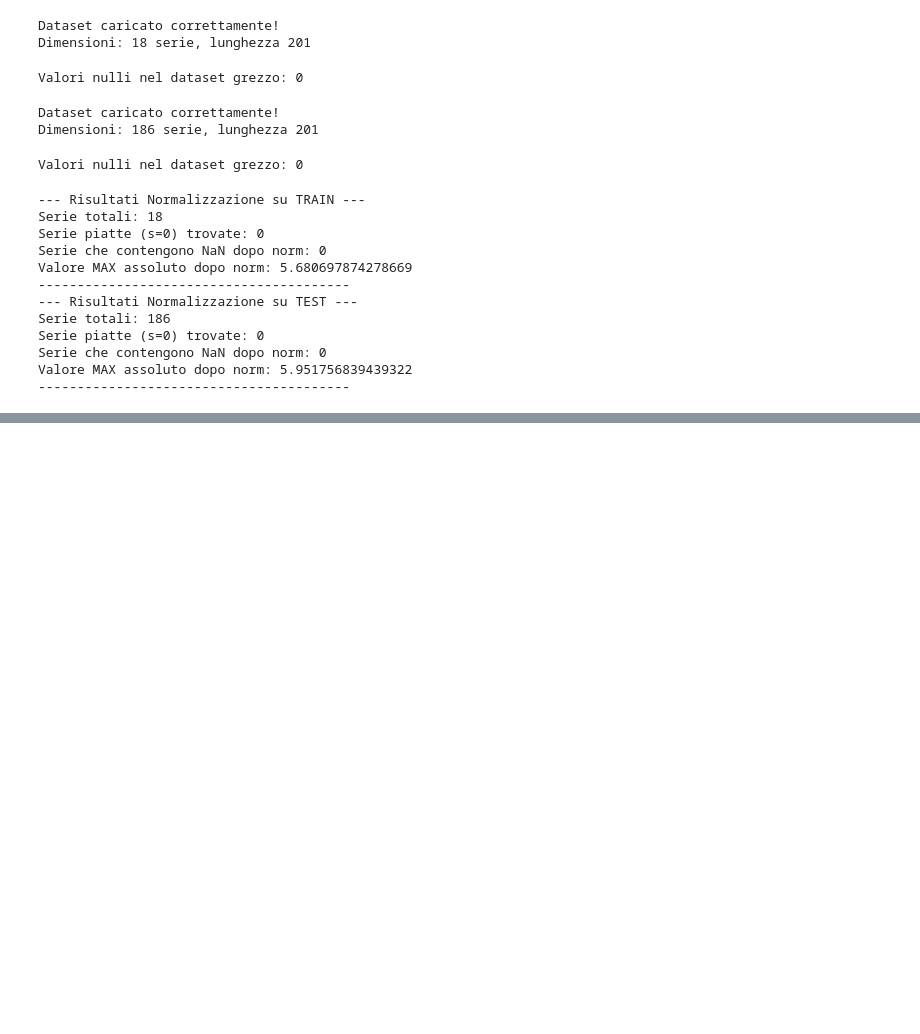
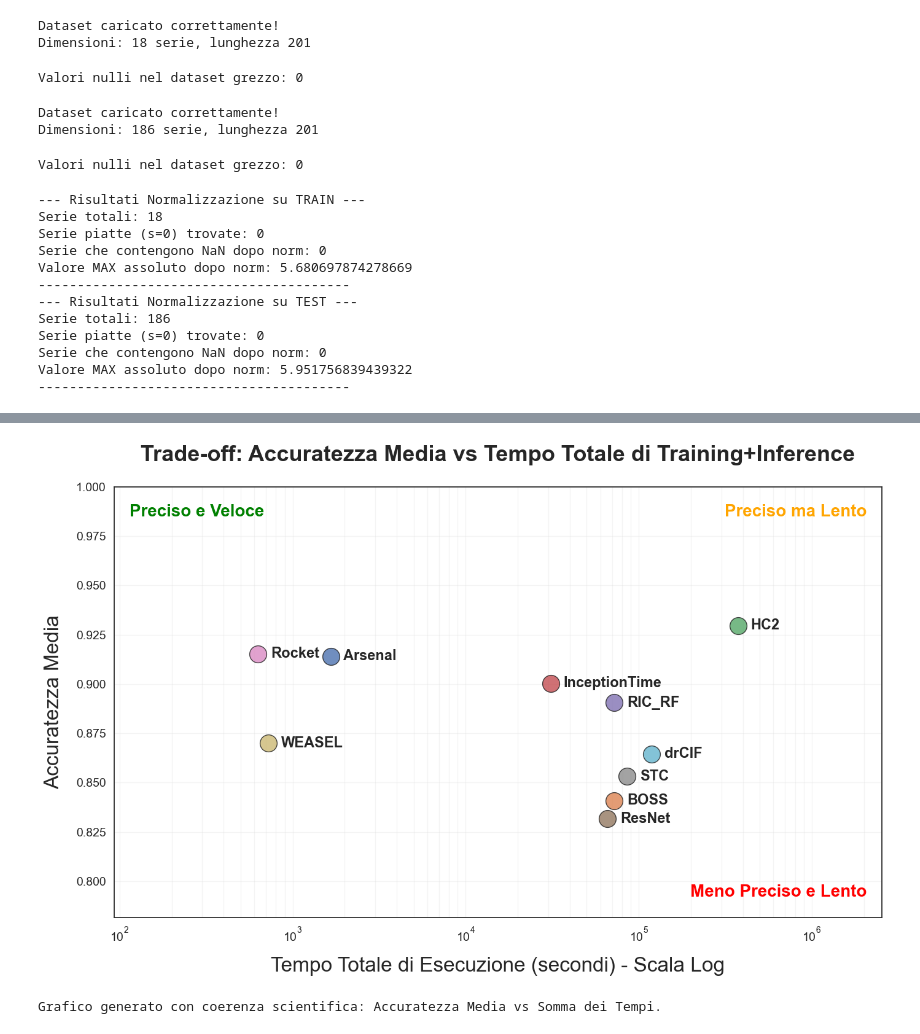
Before and after one commit to Matt1aLibera/TESI_Benchmark_Time_Series_Classification_Methods, a Jupyter notebook: skTimeTest/AnalisiDati/analisiRisultatiBenchmark.ipynb, the cells around one changed output, grey strips where cells are left out. Saved outputs shown, nothing was run; the diff lists cells and outputs as text; code cells hidden in the pictures; blank space fills up the shorter version.

```diff
--- a/skTimeTest/AnalisiDati/analisiRisultatiBenchmark.ipynb
+++ b/skTimeTest/AnalisiDati/analisiRisultatiBenchmark.ipynb
@@ -283,3 +453,80 @@ plt.show()
+# %%
+# 1. PREPARAZIONE DATI (Aggregazione Ibrida)
+# Passaggio A: Media sui seed per ogni dataset (pulisce i dati ma mantiene il tempo singolo)
+df_by_dataset = df_perf.groupby(['dataset_name', 'classifier_name']).agg({
+    'accuracy': 'mean',
+    'total_time_seconds': 'mean'
+}).reset_index()
+
+# Passaggio B: Accuratezza MEDIA globale vs Tempo TOTALE (Somma di tutti i dataset)
+df_final_avg = df_by_dataset.groupby('classifier_name').agg({
+    'accuracy': 'mean',
+    'total_time_seconds': 'sum'
+}).reset_index()
+
+# Ridenominazione per il grafico
+name_mapping = {
+    'HIVECOTEV2': 'HC2',
+    'InceptionTime': 'InceptionTime',
+    'Rocket': 'Rocket',
+    'ARSENAL': 'Arsenal',
+    'STC': 'STC',
+    'DrCIF': 'DrCIF'
+}
+df_final_avg['classifier_name'] = df_final_avg['classifier_name'].replace(name_mapping)
+
+# 2. CREAZIONE FIGURA
+plt.figure(figsize=(14, 9))
+
+for i, row in df_final_avg.iterrows():
+    # Disegno del punto
+    plt.scatter(row['total_time_seconds'], row['accuracy'], s=400, alpha=0.8, edgecolors='k', zorder=3)
+
+    # Nomi algoritmi accanto ai punti
+    plt.annotate(row['classifier_name'],
+                 xy=(row['total_time_seconds'], row['accuracy']),
+                 xytext=(15, 0),
+                 textcoords="offset points",
+                 fontsize=17,
+                 fontweight='bold',
+                 va='center')
+
+# 3. SCALA LOGARITMICA (Cruciale per i tempi TSC)
+plt.xscale('log')
+
+# 4. LIMITE ASSE Y (Per non tagliare il top della classifica)
+plt.ylim(df_final_avg['accuracy'].min() - 0.05, 1.0)
+
+# 5. ANNOTAZIONI STRATEGICHE (Trade-off)
+ax = plt.gca()
+ax.text(0.02, 0.96, 'Preciso e Veloce', transform=ax.transAxes, fontsize=20, color='green', fontweight='bold', va='top')
+ax.text(0.98, 0.96, 'Preciso ma Lento', transform=ax.transAxes, fontsize=20, color='orange', fontweight='bold', va='top', ha='right')
+ax.text(0.98, 0.04, 'Meno Preciso e Lento', transform=ax.transAxes, fontsize=20, color='red', fontweight='bold', va='bottom', ha='right')
+
+# 6. ABBELLIMENTI E ETICHETTE
+# Aggiornato il titolo e la X per specificare che è il Tempo Totale (Somma)
+plt.xlabel('Tempo Totale di Esecuzione (secondi) - Scala Log', fontsize=24, labelpad=15)
+plt.ylabel('Accuratezza Media', fontsize=24, labelpad=15)
+plt.title('Trade-off: Accuratezza Media vs Tempo Totale di Training+Inference', fontsize=26, pad=30, fontweight='bold')
+
+# Tick degli assi
+plt.xticks(fontsize=14)
+plt.yticks(fontsize=14)
+
+# Margini per l'asse X (tempo) per non far finire le scritte fuori dal bordo
+plt.margins(x=0.3)
+
+plt.grid(True, which="both", ls="-", alpha=0.2, zorder=0)
+
+# 7. SALVATAGGIO
+plt.tight_layout()
+plt.savefig('scatter_accuracy_vs_total_time.pdf', bbox_inches='tight', dpi=300)
+plt.show()
+
+print("Grafico generato con coerenza scientifica: Accuratezza Media vs Somma dei Tempi.")
+# %% [output]
+[figure, added]
+Grafico generato con coerenza scientifica: Accuratezza Media vs Somma dei Tempi.
 # %%
 print(df_final_avg)
 # %% [output]
```
Also changed, not shown: parts of 32 cells of this notebook, 13 other files.
